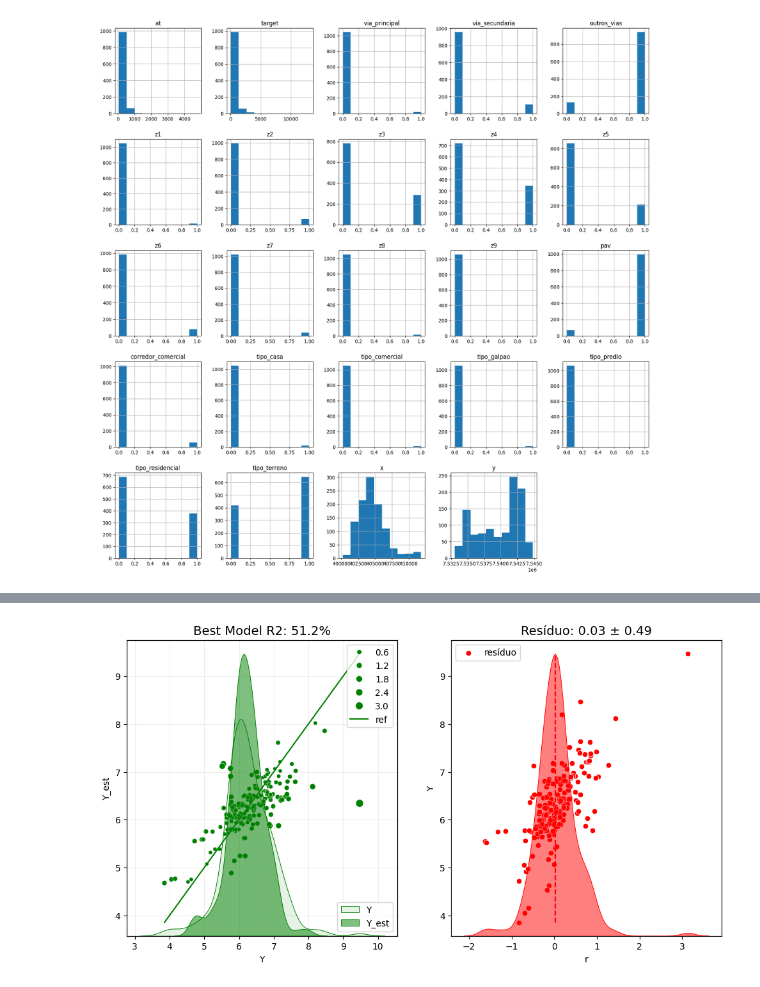
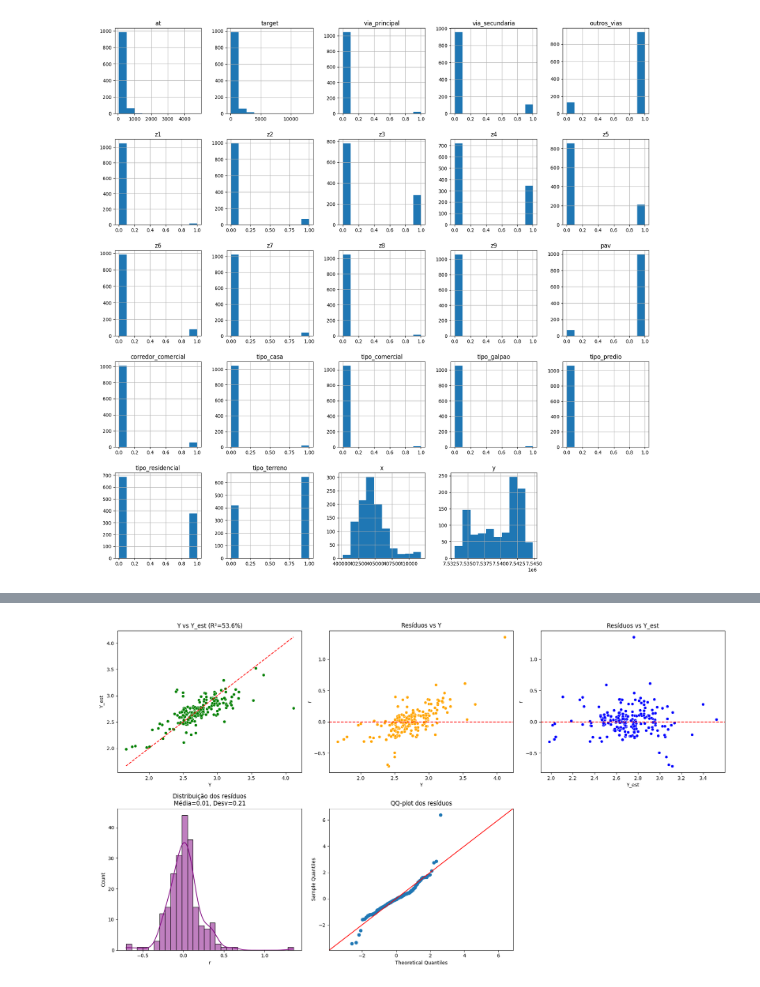
Before and after one commit to Dhonrian/pos_ifnet, a Jupyter notebook: 25E3_2/neural_network.ipynb, the cells around one changed output, grey strips where cells are left out. Drawn from its saved outputs; the diff is of its cells as text; code cells hidden in the pictures.

```diff
--- a/25E3_2/neural_network.ipynb
+++ b/25E3_2/neural_network.ipynb
@@ -146,7 +150,7 @@ plt.show()
 # %%
 #normalize with log
 log_df = df.copy()
-log_df[log_df.columns] = log_df[log_df.columns].astype(float).apply(lambda x: np.log1p(x + 1))
+log_df[log_df.columns] = log_df[log_df.columns].astype(float).apply(lambda x: np.log10(x + 1))
 # %%
 log_df.hist(figsize=(20,20))
 plt.show()
@@ -342,64 +424,6 @@ best_reg = grid_search.best_estimator_
 y_pred_reg = best_reg.predict(X_test)
 # %%
 #plot r2, kde and residual of linear regression with r2 of best model
-r2_lr = r2_score(y_test, y_pred_reg)
-df_result_lr = pd.DataFrame({
-    'Y': y_test,
-    'Y_est': y_pred_reg
-})
-
-df_result_lr['r'] = df_result_lr['Y'] - df_result_lr['Y_est']
-df_result_lr['rabs'] = df_result_lr['r'].abs()
-
-r_mean_lr = df_result_lr['r'].median()
-r_std_lr = df_result_lr['r'].std()
-r2_lr = r2_score(df_result_lr['Y'], df_result_lr['Y_est'])
-
-fig = plt.figure(figsize=(12, 6))
-
-# --- Scatterplot Y vs Y_est ---
-ax = fig.add_subplot(121)
-sns.scatterplot(
-    data=df_result_lr,
-    x='Y', y='Y_est',
-    size='rabs',
-    ax=ax,
-    color='green'
-)
-ax.plot([df_result_lr.Y.min(), df_result_lr.Y.max()],
-        [df_result_lr.Y.min(), df_result_lr.Y.max()],
-        color='green', label='ref')
-ax.grid(alpha=0.2)
-ax.set_title('Best Model R2: {:.1f}%'.format(100.0 * r2_lr), size=14)
-
-# Densidade (Y e Y_est)
-ax2 = ax.twinx()
-sns.kdeplot(data=df_result_lr, x='Y', ax=ax2, label='Y',
-            color='green', fill=True, alpha=0.1, linewidth=0.7)
-sns.kdeplot(data=df_result_lr, x='Y_est', ax=ax2, label='Y_est',
-            color='green', fill=True, alpha=0.5, linewidth=0.7)
-ax2.set_ylabel('')
-ax2.set_yticks([])
-ax.legend(loc='upper right')
-ax2.legend(loc='lower right')
-
-# --- Resíduos ---
-ax3 = fig.add_subplot(122)
-sns.scatterplot(data=df_result_lr, x='r', y='Y', ax=ax3,
-                label='resíduo', color='red')
-ax4 = ax3.twinx()
-sns.kdeplot(data=df_result_lr, x='r', ax=ax4, label='resíduo',
-            color='red', fill=True, alpha=0.5, linewidth=0.7)
-ax4.grid(alpha=0.2)
-ax4.set_ylabel('')
-ax4.set_yticks([])
-ax4.set_title('Resíduo: {:.2f} ± {:.2f}'.format(r_mean_lr, r_std_lr), size=14)
-
-# Linha no resíduo médio
-ax3.plot([r_mean_lr, r_mean_lr],
-         [df_result_lr.Y.min(), df_result_lr.Y.max()],
-         '--', color='red')
-
-plt.show()
+plot_regression_diagnostics(y_test, y_pred_reg)
 # %% [output]
-[figure, old version]
+[figure, new version]
```
Also changed, not shown: parts of 12 cells of this notebook.
